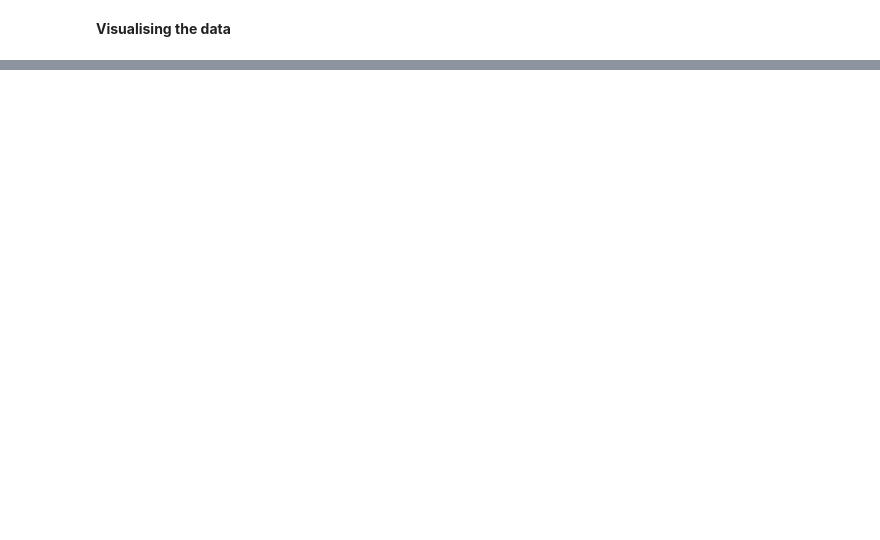
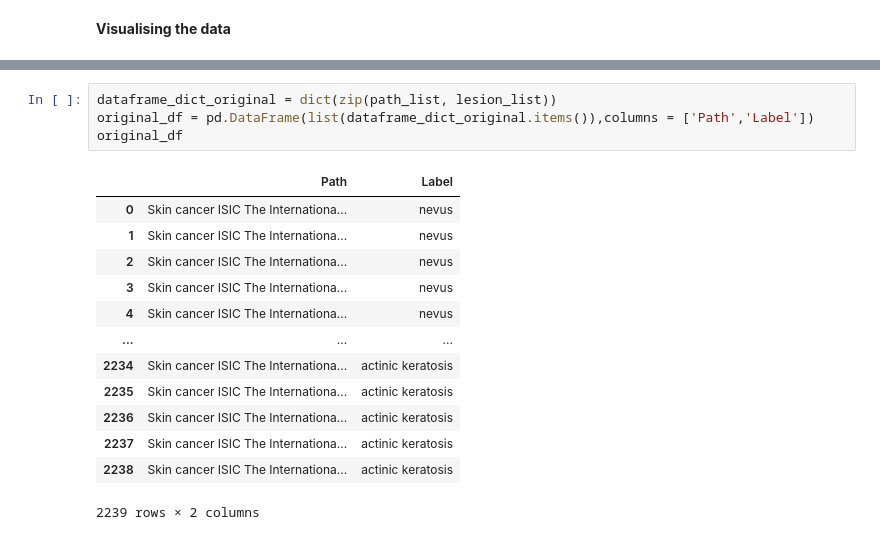
Before and after one commit to Deepika-21-Rao/Melanoma-Detection-Assignment, a Jupyter notebook: Welcome_To_Colaboratory.ipynb, the cells around one changed output, grey strips where cells are left out. Drawn from its saved outputs; the diff is of its cells as text; blank space fills up the shorter version.

```diff
--- a/Welcome_To_Colaboratory.ipynb
+++ b/Welcome_To_Colaboratory.ipynb
@@ -353,0 +319,18 @@ plt.show()
+# %%
+dataframe_dict_original = dict(zip(path_list, lesion_list))
+original_df = pd.DataFrame(list(dataframe_dict_original.items()),columns = ['Path','Label'])
+original_df
+# %% [output]
+|  | Path | Label |
+| 0 | Skin cancer ISIC The Internationa... | nevus |
+| 1 | Skin cancer ISIC The Internationa... | nevus |
+| 2 | Skin cancer ISIC The Internationa... | nevus |
+| 3 | Skin cancer ISIC The Internationa... | nevus |
+| 4 | Skin cancer ISIC The Internationa... | nevus |
+| ... | ... | ... |
+| 2234 | Skin cancer ISIC The Internationa... | actinic keratosis |
+| 2235 | Skin cancer ISIC The Internationa... | actinic keratosis |
+| 2236 | Skin cancer ISIC The Internationa... | actinic keratosis |
+| 2237 | Skin cancer ISIC The Internationa... | actinic keratosis |
+| 2238 | Skin cancer ISIC The Internationa... | actinic keratosis |
+2239 rows × 2 columns
```
Also changed, not shown: parts of 43 cells of this notebook.
